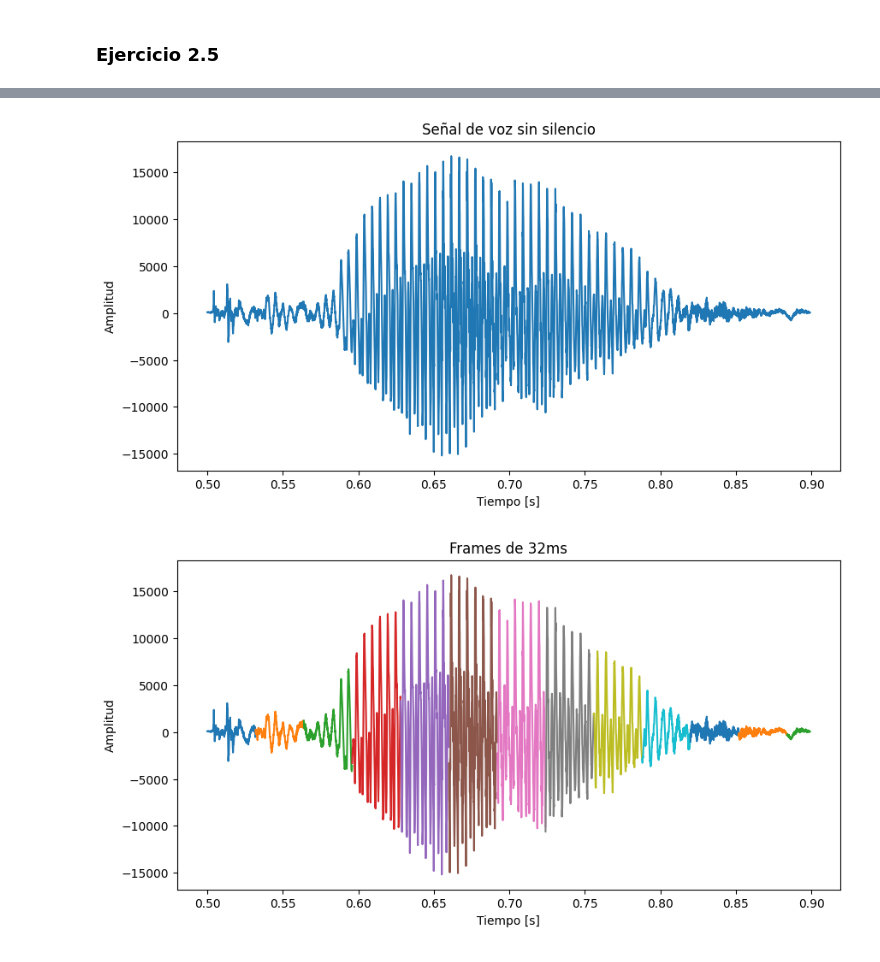
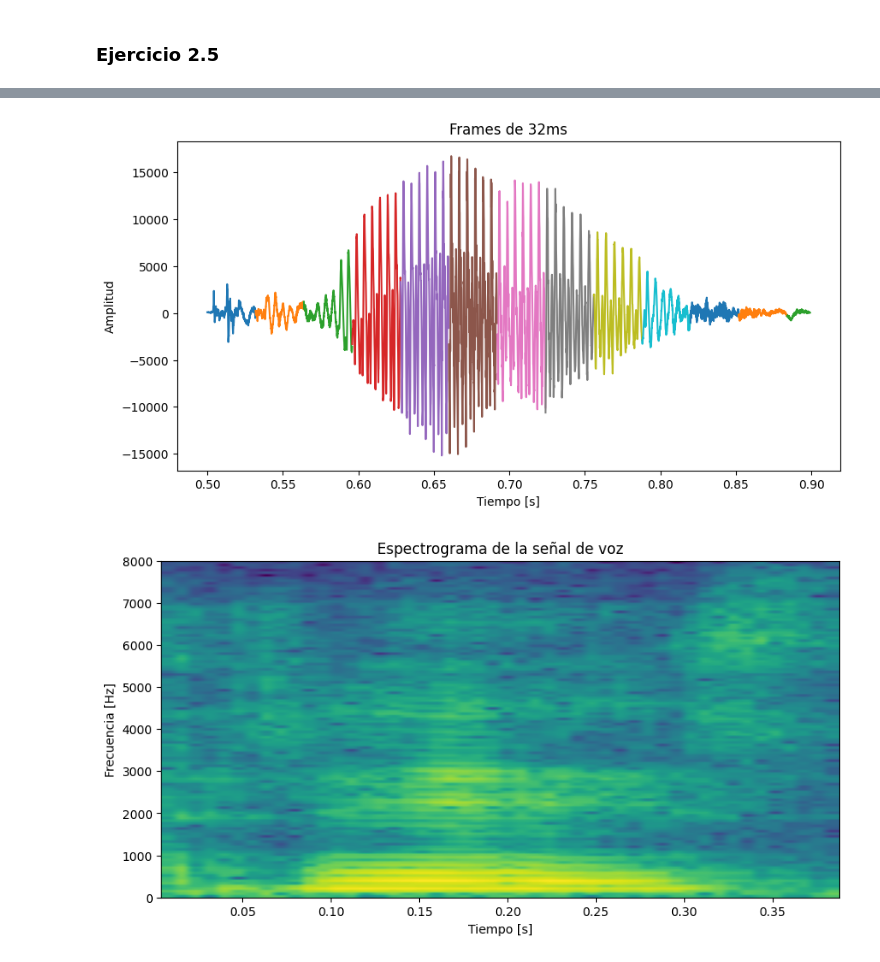
Before and after one commit to oscarjibou/University_projects, a Jupyter notebook: TDS/P2/src.ipynb, the cells around one changed output, grey strips where cells are left out. Cells and saved outputs as stored; diff of their text form; code cells hidden in the pictures.

```diff
--- a/TDS/P2/src.ipynb
+++ b/TDS/P2/src.ipynb
@@ -247,14 +234,6 @@ Peaks of the frame 2: [ 62.5  187.5  343.75 531.25 687.5  781.25]
 # %% [markdown]
 ### Ejercicio 2.5
 # %%
-# plot the all the signal tres3
-plt.figure(figsize=(10, 5))
-plt.plot(tiempo_continuo_tres3, tres3)
-plt.title("Señal de voz")
-plt.xlabel("Tiempo [s]")
-plt.ylabel("Amplitud")
-plt.show()
-
 # eliminate the silence at the beginning and the end of the signal
 silence = np.zeros(int(0.5 * frecuencia_tres3))
 tres3_sin_silencios = tres3[int(
@@ -279,10 +258,18 @@ for i in range(0, len(tres3_sin_silencios), int(0.032 * frecuencia_tres3)):
 # plot the frames in continuous time
 plt.figure(figsize=(10, 5))
 for i, frame in enumerate(frames):
-    plt.plot(tiempo_sin_silencio[i * int(0.032 * frecuencia_tres3)
-             : (i+1) * int(0.032 * frecuencia_tres3)], frame)
+    plt.plot(tiempo_sin_silencio[i * int(0.032 * frecuencia_tres3)             : (i+1) * int(0.032 * frecuencia_tres3)], frame)
 plt.title("Frames de 32ms")
 plt.xlabel("Tiempo [s]")
 plt.ylabel("Amplitud")
 plt.show()
+
+
+# do the spectrogram of the signal respect time and frequency and plot with imsh
+plt.figure(figsize=(10, 5))
+plt.specgram(tres3_sin_silencios, Fs=frecuencia_tres3)
+plt.title("Espectrograma de la señal de voz")
+plt.xlabel("Tiempo [s]")
+plt.ylabel("Frecuencia [Hz]")
+plt.show()
 # %% [output]
@@ -290,2 +277,2 @@ plt.show()
-[figure, old version]
+[figure, new version]
-[figure, old version]
+[figure, new version]
```
Also changed, not shown: parts of 5 cells of this notebook.
